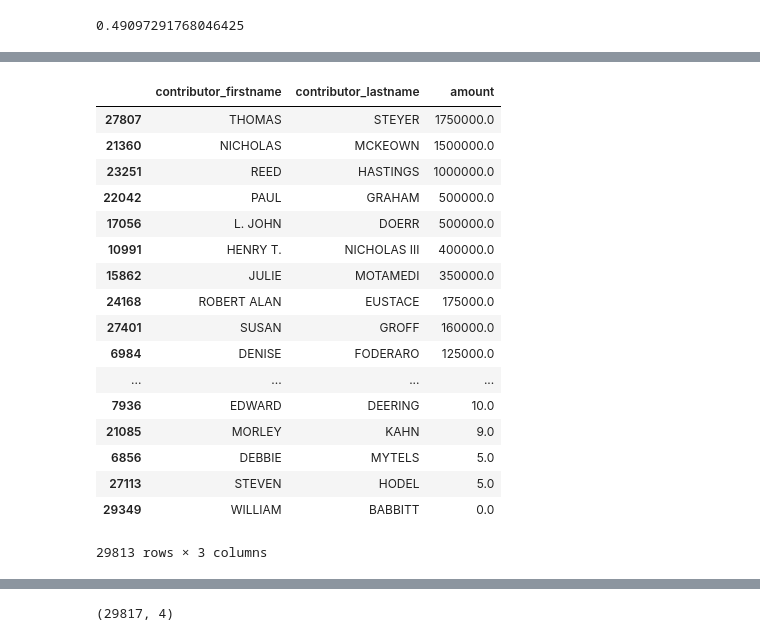
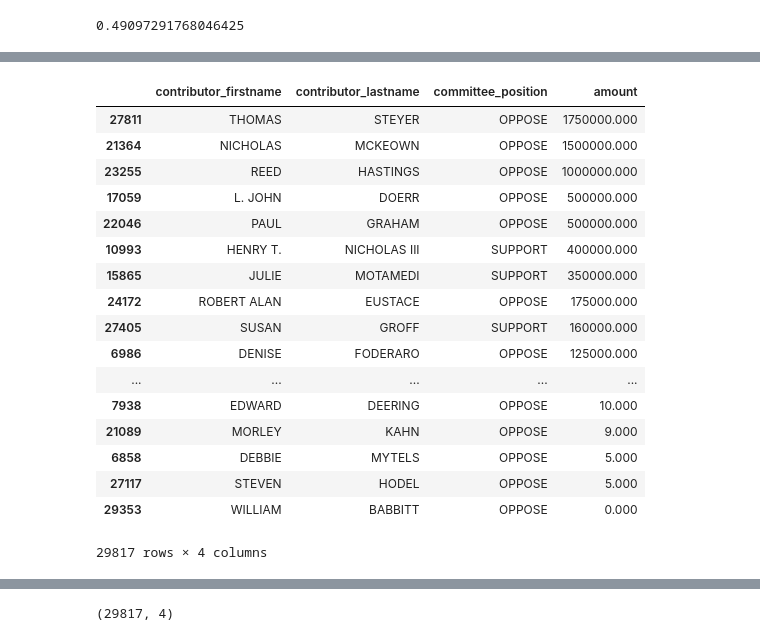
Before and after one commit to dailyherald/first-python-notebook, a Jupyter notebook: firstnotebook.ipynb, the cells around one changed output, grey strips where cells are left out. Saved outputs shown, nothing was run; the diff lists cells and outputs as text; code cells hidden in the pictures.

```diff
--- a/firstnotebook.ipynb
+++ b/firstnotebook.ipynb
@@ -14,6 +14,8 @@ Python version 3.6.0 |Continuum Analytics, Inc.| (default, Dec 23 2016, 13:19:00
 Pandas version 0.19.2
+# %%
+pandas.set_option('display.float_format', lambda x: '%.3f' % x)
 # %%
-props = pandas.read_csv("./docs/_static/prop-committees.csv")
+props = pandas.read_csv("prop-committees.csv")
 props.head(3)
 # %% [output]
 |  | ocd_prop_id | calaccess_prop_id | ccdc_prop_id | prop_name | ccdc_committee_id | calaccess_committee_id | ... |
@@ -317,21 +356,21 @@ merged.groupby("committee_name_x").amount.sum().reset_index().sort_values("amoun
 # %%
-merged.groupby(["contributor_firstname", "contributor_lastname"]).amount.sum().reset_index().sort_values("amount", ascending=False)
+merged.groupby(["contributor_firstname", "contributor_lastname", "committee_position"]).amount.sum().reset_index().sort_values("amount", ascending=False)
 # %% [output]
-|  | contributor_firstname | contributor_lastname | amount |
-| 27807 | THOMAS | STEYER | 1750000.0 |
-| 21360 | NICHOLAS | MCKEOWN | 1500000.0 |
-| 23251 | REED | HASTINGS | 1000000.0 |
-| 22042 | PAUL | GRAHAM | 500000.0 |
-| 17056 | L. JOHN | DOERR | 500000.0 |
-| 10991 | HENRY T. | NICHOLAS III | 400000.0 |
-| 15862 | JULIE | MOTAMEDI | 350000.0 |
-| 24168 | ROBERT ALAN | EUSTACE | 175000.0 |
-| 27401 | SUSAN | GROFF | 160000.0 |
-| 6984 | DENISE | FODERARO | 125000.0 |
-| ... | ... | ... | ... |
-| 7936 | EDWARD | DEERING | 10.0 |
-| 21085 | MORLEY | KAHN | 9.0 |
-| 6856 | DEBBIE | MYTELS | 5.0 |
-| 27113 | STEVEN | HODEL | 5.0 |
-| 29349 | WILLIAM | BABBITT | 0.0 |
+|  | contributor_firstname | contributor_lastname | committee_position | amount |
+| 27811 | THOMAS | STEYER | OPPOSE | 1750000.000 |
+| 21364 | NICHOLAS | MCKEOWN | OPPOSE | 1500000.000 |
+| 23255 | REED | HASTINGS | OPPOSE | 1000000.000 |
+| 17059 | L. JOHN | DOERR | OPPOSE | 500000.000 |
+| 22046 | PAUL | GRAHAM | OPPOSE | 500000.000 |
+| 10993 | HENRY T. | NICHOLAS III | SUPPORT | 400000.000 |
+| 15865 | JULIE | MOTAMEDI | SUPPORT | 350000.000 |
+| 24172 | ROBERT ALAN | EUSTACE | OPPOSE | 175000.000 |
+| 27405 | SUSAN | GROFF | SUPPORT | 160000.000 |
+| 6986 | DENISE | FODERARO | OPPOSE | 125000.000 |
+| ... | ... | ... | ... | ... |
+| 7938 | EDWARD | DEERING | OPPOSE | 10.000 |
+| 21089 | MORLEY | KAHN | OPPOSE | 9.000 |
+| 6858 | DEBBIE | MYTELS | OPPOSE | 5.000 |
+| 27117 | STEVEN | HODEL | OPPOSE | 5.000 |
+| 29353 | WILLIAM | BABBITT | OPPOSE | 0.000 |
-29813 rows × 3 columns
+29817 rows × 4 columns
```
Also changed, not shown: parts of 55 cells of this notebook, 10 other files.
